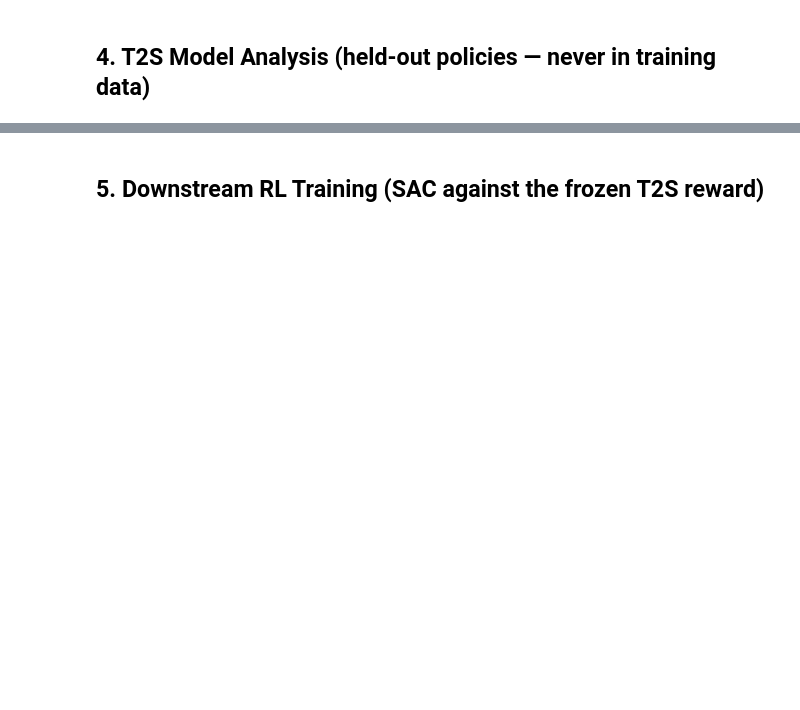
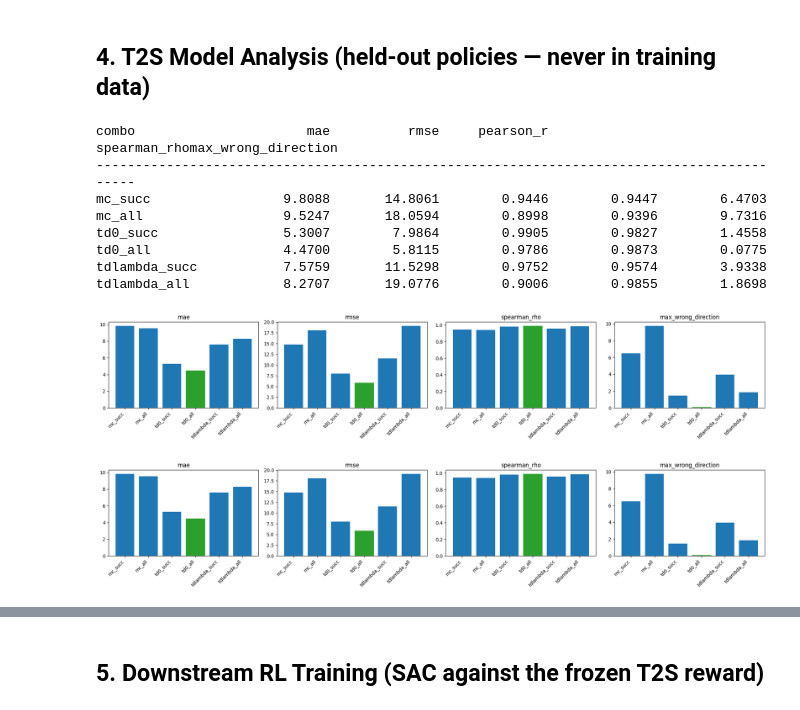
Before and after one commit to Allen-ENGI/grl-t2s, a Jupyter notebook: pipeline.ipynb, the cells around one changed output, grey strips where cells are left out. Drawn from its saved outputs; the diff is of its cells as text; code cells hidden in the pictures; blank space fills up the shorter version.

```diff
--- a/pipeline.ipynb
+++ b/pipeline.ipynb
@@ -83,23 +90,34 @@ for row in summary_rows:
 # %%
 import json
 import t2s_predict, t2s_eval
 from stable_baselines3 import SAC
 
 EVAL_RUN_NAME = 'v1'
 eval_run_dir = results.new_run_dir('t2s_eval', EVAL_RUN_NAME, meta={'t2s_run': T2S_RUN_NAME})
 
 # TODO: point these at checkpoints that were genuinely never used in data_collection.default_collection_plan()
-eval_success_pol = SAC.load('PATH/TO/held_out_success_checkpoint.zip')
-eval_failure_pol = SAC.load('PATH/TO/held_out_failure_checkpoint.zip')
+eval_success_pol = SAC.load('train_res/expertPolicy/peg-insert/peg_insert_side_v3_700000.zip')
+eval_failure_pol = SAC.load('train_res/expertPolicy/peg-insert/peg_insert_side_v3_200000.zip')
 
 reports = {}
 for combo in summary_rows:
     method, condition = combo['combo'].rsplit('_', 1)
     predict_fn = t2s_predict.load_t2s_predictor(t2s_run_dir, method, condition, seed=combo['best_seed'])
     reports[combo['combo']] = t2s_eval.run_full_evaluation(predict_fn, eval_success_pol, eval_failure_pol)
 
 with open(os.path.join(eval_run_dir, 'eval_report.json'), 'w') as f:
     json.dump(reports, f, indent=2)
 print(t2s_eval.format_report_table(reports))
 
 t2s_eval.plot_combo_comparison(reports, save_path=os.path.join(eval_run_dir, 'combo_comparison.png'))
+# %% [output]
+combo                      mae          rmse     pearson_r  spearman_rhomax_wrong_direction
+-------------------------------------------------------------------------------------------
+mc_succ                 9.8088       14.8061        0.9446        0.9447        6.4703
+mc_all                  9.5247       18.0594        0.8998        0.9396        9.7316
+td0_succ                5.3007        7.9864        0.9905        0.9827        1.4558
+td0_all                 4.4700        5.8115        0.9786        0.9873        0.0775
+tdlambda_succ           7.5759       11.5298        0.9752        0.9574        3.9338
+tdlambda_all            8.2707       19.0776        0.9006        0.9855        1.8698
+[figure, added]
+[figure, added]
```
Also changed, not shown: parts of 6 cells of this notebook, 1 other file.
